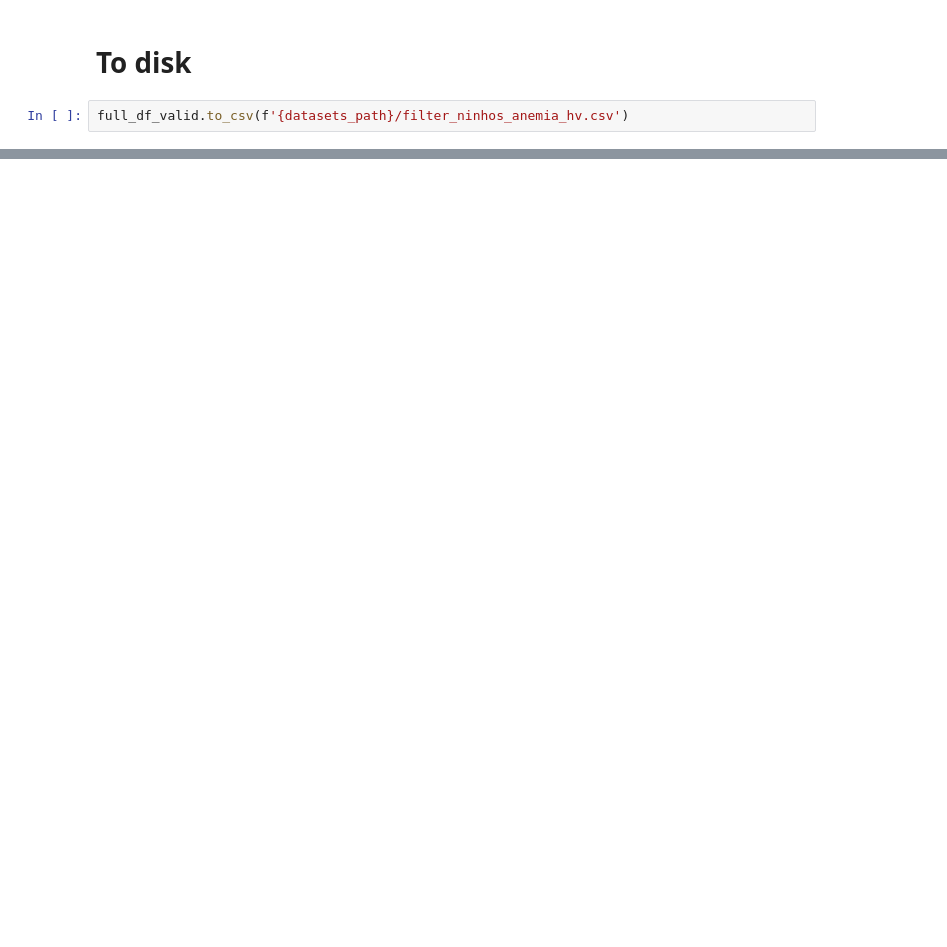
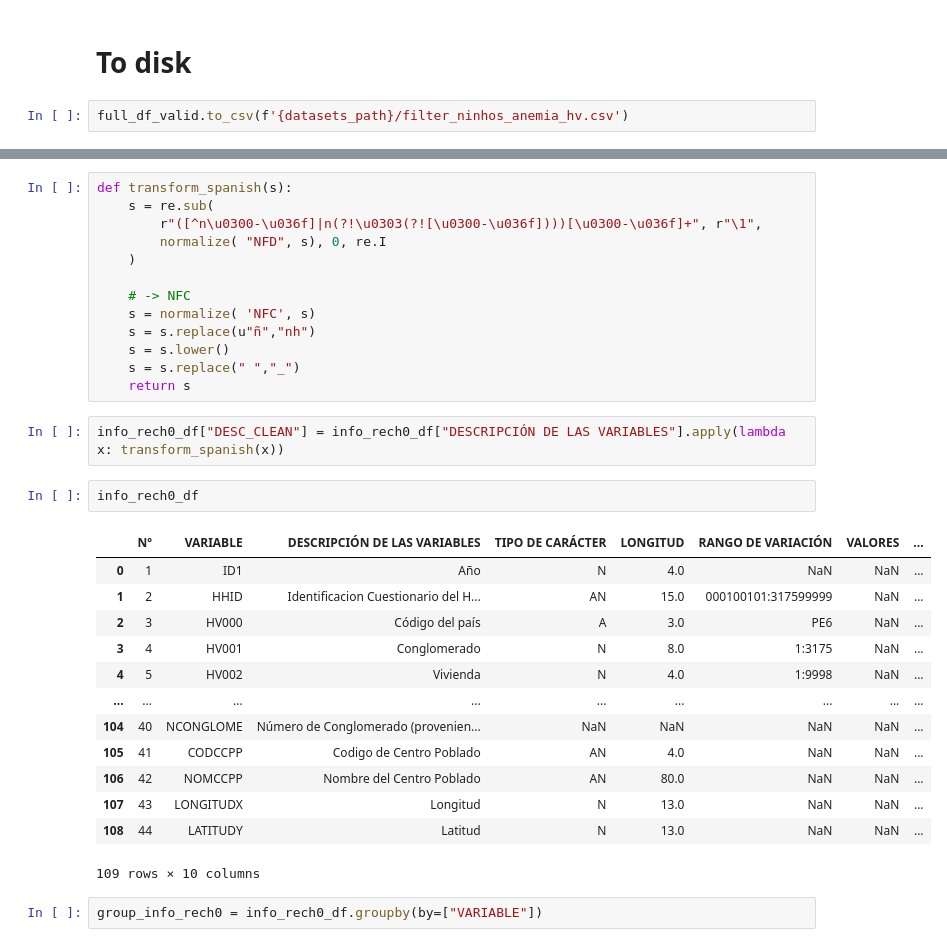
Before and after one commit to ChallengeCare/endes-analisis, a Jupyter notebook: nb/mrg_hv_ninhos_anemia.ipynb, the cells around one changed output, grey strips where cells are left out. Drawn from its saved outputs; the diff is of its cells as text; blank space fills up the shorter version.

```diff
--- a/nb/mrg_hv_ninhos_anemia.ipynb
+++ b/nb/mrg_hv_ninhos_anemia.ipynb
@@ -285,0 +341,33 @@ full_df_valid.to_csv(f'{datasets_path}/filter_ninhos_anemia_hv.csv')
+# %%
+def transform_spanish(s):
+    s = re.sub(
+        r"([^n\u0300-\u036f]|n(?!\u0303(?![\u0300-\u036f])))[\u0300-\u036f]+", r"\1",
+        normalize( "NFD", s), 0, re.I
+    )
+
+    # -> NFC
+    s = normalize( 'NFC', s)
+    s = s.replace(u"ñ","nh")
+    s = s.lower()
+    s = s.replace(" ","_")
+    return s
+# %%
+info_rech0_df["DESC_CLEAN"] = info_rech0_df["DESCRIPCIÓN DE LAS VARIABLES"].apply(lambda x: transform_spanish(x))
+# %%
+info_rech0_df
+# %% [output]
+|  | Nº | VARIABLE | DESCRIPCIÓN DE LAS VARIABLES | TIPO DE CARÁCTER | LONGITUD | RANGO DE VARIACIÓN | VALORES | ... |
+| 0 | 1 | ID1 | Año | N | 4.0 | NaN | NaN | ... |
+| 1 | 2 | HHID | Identificacion Cuestionario del H... | AN | 15.0 | 000100101:317599999 | NaN | ... |
+| 2 | 3 | HV000 | Código del país | A | 3.0 | PE6 | NaN | ... |
+| 3 | 4 | HV001 | Conglomerado | N | 8.0 | 1:3175 | NaN | ... |
+| 4 | 5 | HV002 | Vivienda | N | 4.0 | 1:9998 | NaN | ... |
+| ... | ... | ... | ... | ... | ... | ... | ... | ... |
+| 104 | 40 | NCONGLOME | Número de Conglomerado (provenien... | NaN | NaN | NaN | NaN | ... |
+| 105 | 41 | CODCCPP | Codigo de Centro Poblado | AN | 4.0 | NaN | NaN | ... |
+| 106 | 42 | NOMCCPP | Nombre del Centro Poblado | AN | 80.0 | NaN | NaN | ... |
+| 107 | 43 | LONGITUDX | Longitud | N | 13.0 | NaN | NaN | ... |
+| 108 | 44 | LATITUDY | Latitud | N | 13.0 | NaN | NaN | ... |
+109 rows × 10 columns
+# %%
+group_info_rech0 = info_rech0_df.groupby(by=["VARIABLE"])
```
Also changed, not shown: parts of 64 cells of this notebook, 18 other files.
